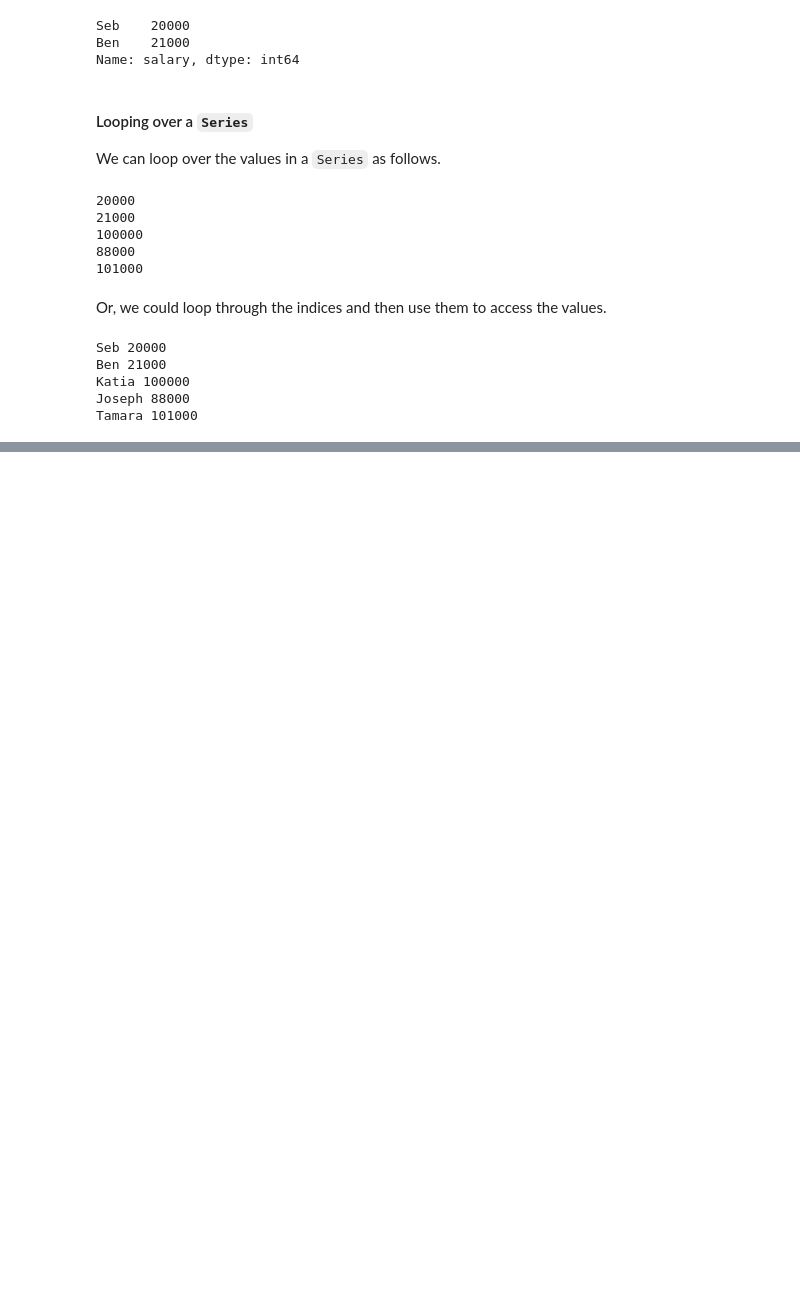
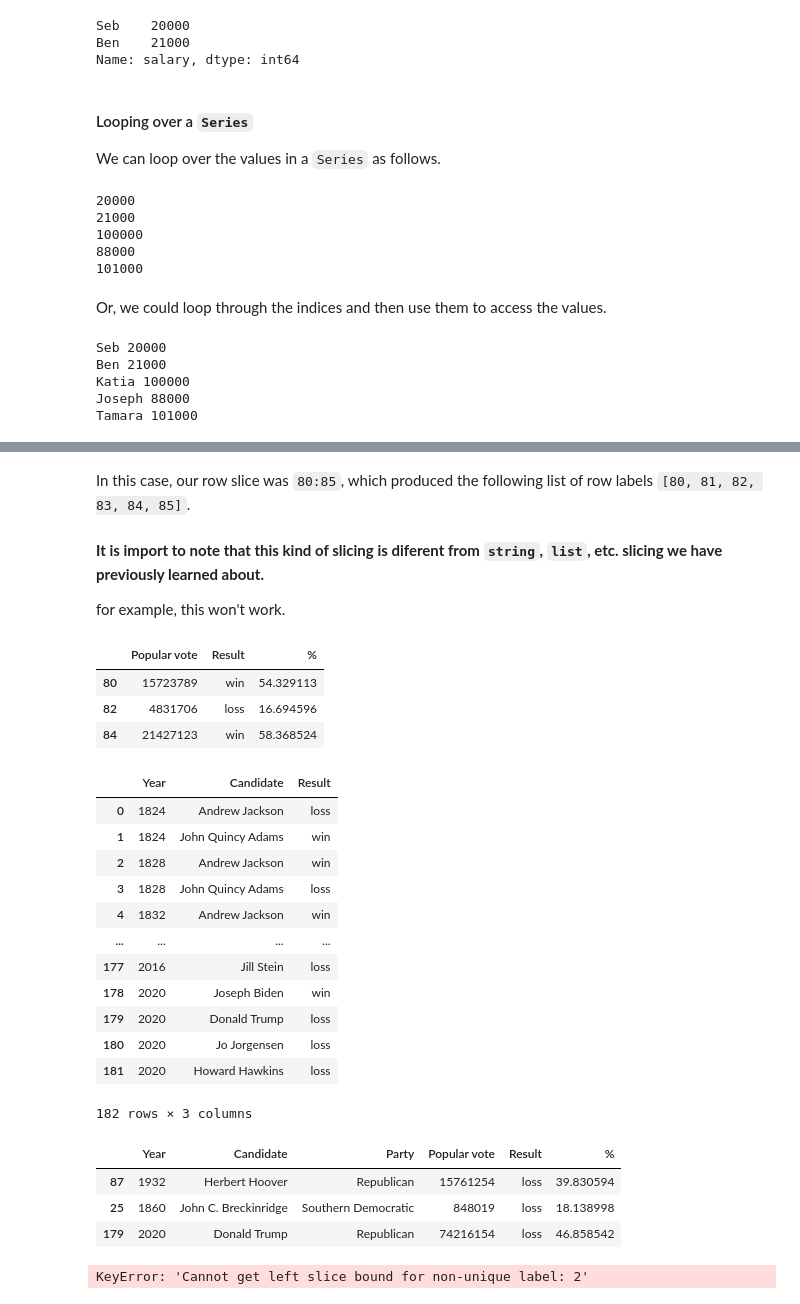
Before and after one commit to APS106/APS106-winter-2024-kinsella-goodfellow, a Jupyter notebook: lectures/week12/lecture1/notebooks/week12_lecture1_complete.ipynb, the cells around one changed output, grey strips where cells are left out. Cells and saved outputs as stored; diff of their text form; code cells hidden in the pictures; blank space fills up the shorter version.

```diff
--- a/lectures/week12/lecture1/notebooks/week12_lecture1_complete.ipynb
+++ b/lectures/week12/lecture1/notebooks/week12_lecture1_complete.ipynb
@@ -737,0 +742,3 @@ A `Series` is a 1-D labelled array of data. We can think of it as a column of da
+# %%
+elections = pd.read_csv("elections.csv")
+elections
@@ -737,0 +845,42 @@ A `Series` is a 1-D labelled array of data. We can think of it as a column of da
+# %% [markdown]
+In this case, our row slice was `80:85`, which produced the following list of row labels `[80, 81, 82, 83, 84, 85]`.
+# %% [markdown]
+**It is import to note that this kind of slicing is diferent from `string`, `list`, etc. slicing we have previously learned about.**
+
+for example, this won't work.
+# %%
+elections.loc[80:85:2, "Popular vote":"%"]
+# %% [output]
+|  | Popular vote | Result | % |
+| 80 | 15723789 | win | 54.329113 |
+| 82 | 4831706 | loss | 16.694596 |
+| 84 | 21427123 | win | 58.368524 |
+# %%
+elections.loc[:, ["Year", "Candidate", "Result"]]
+# %% [output]
+|  | Year | Candidate | Result |
+| 0 | 1824 | Andrew Jackson | loss |
+| 1 | 1824 | John Quincy Adams | win |
+| 2 | 1828 | Andrew Jackson | win |
+| 3 | 1828 | John Quincy Adams | loss |
+| 4 | 1832 | Andrew Jackson | win |
+| ... | ... | ... | ... |
+| 177 | 2016 | Jill Stein | loss |
+| 178 | 2020 | Joseph Biden | win |
+| 179 | 2020 | Donald Trump | loss |
+| 180 | 2020 | Jo Jorgensen | loss |
+| 181 | 2020 | Howard Hawkins | loss |
+182 rows × 3 columns
+# %%
+elections.loc[[87, 25, 179], :]
+# %% [output]
+|  | Year | Candidate | Party | Popular vote | Result | % |
+| 87 | 1932 | Herbert Hoover | Republican | 15761254 | loss | 39.830594 |
+| 25 | 1860 | John C. Breckinridge | Southern Democratic | 848019 | loss | 18.138998 |
+| 179 | 2020 | Donald Trump | Republican | 74216154 | loss | 46.858542 |
+# %%
+test = elections.loc[[87, 25, 179], "%":"Candidate"]
+test.index = [2, 10, 2]
+test.loc[2:10, :]
+# %% [output]
+KeyError: 'Cannot get left slice bound for non-unique label: 2'
```
Also changed, not shown: parts of 16 cells of this notebook.
